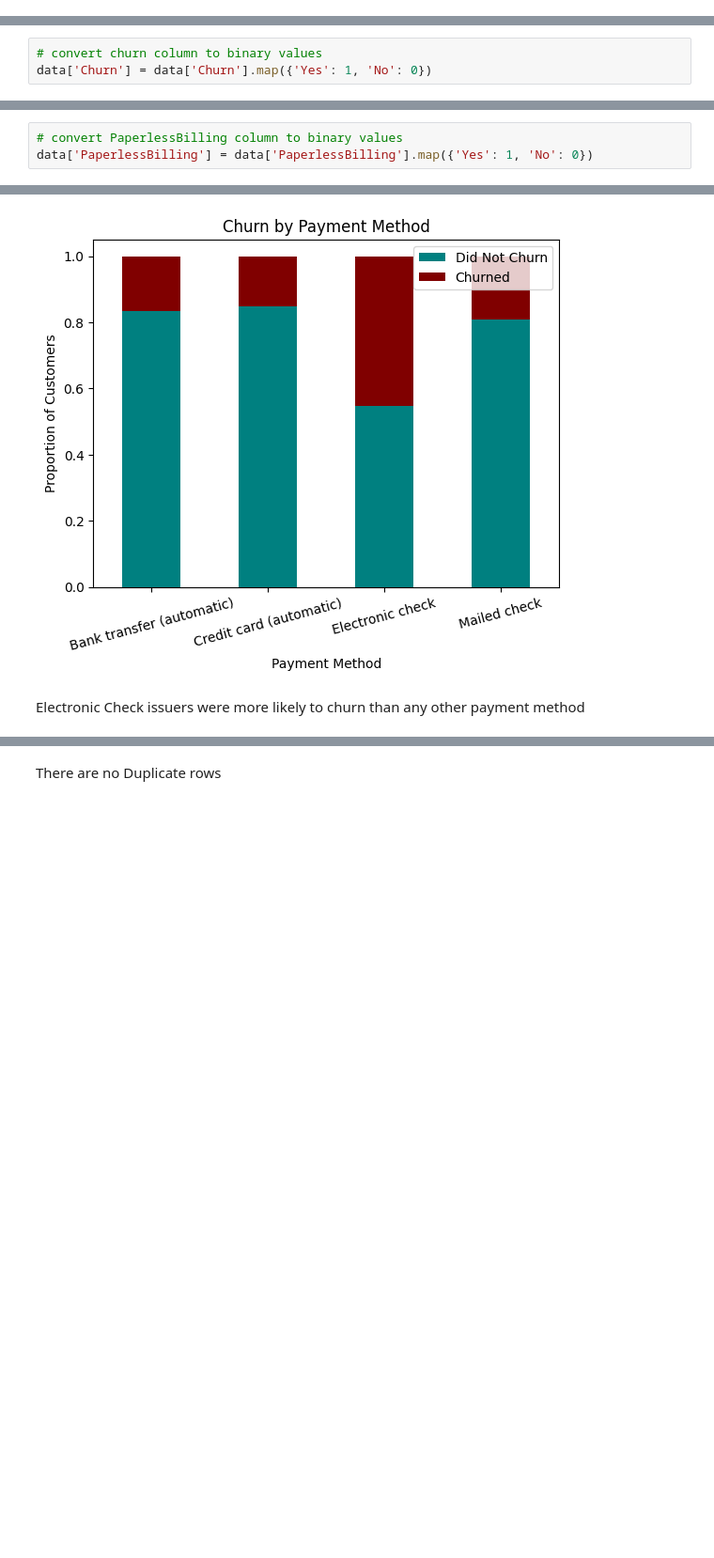
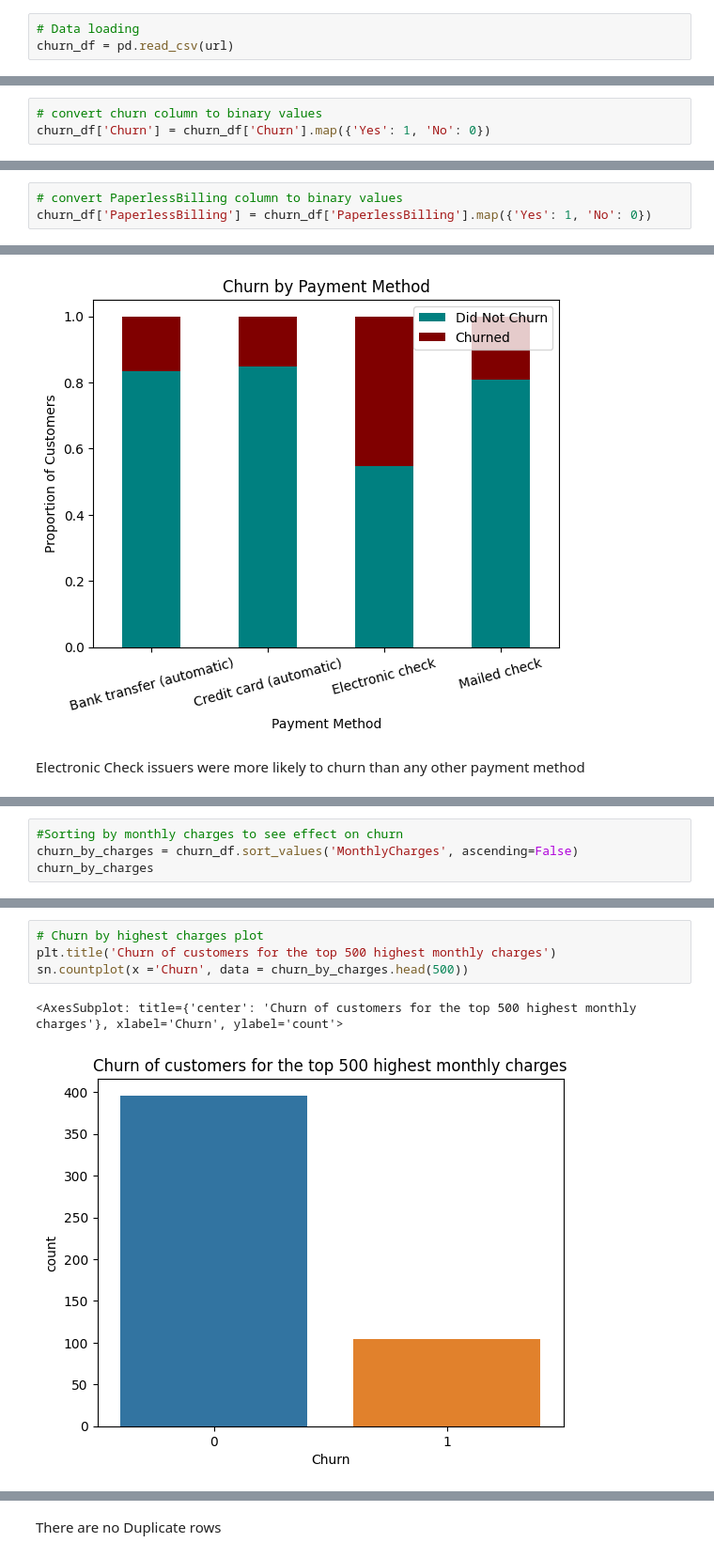
Before and after one commit to Gilbert-B/Predicting-Customer-Churn, a Jupyter notebook: Data/Predicting_Customer_Churn.ipynb, the cells around one changed output, grey strips where cells are left out. Shown at 94% size. Drawn from its saved outputs; the diff is of its cells as text; blank space fills up the shorter version.

```diff
--- a/Data/Predicting_Customer_Churn.ipynb
+++ b/Data/Predicting_Customer_Churn.ipynb
@@ -205,0 +78,3 @@ plt.show()
+# %%
+# Data loading
+churn_df = pd.read_csv(url)
@@ -401,5 +478,5 @@ From the diagram we see that 41% of senior citizen churned and 23 % of non senio
 # %%
 # convert churn column to binary values
-data['Churn'] = data['Churn'].map({'Yes': 1, 'No': 0})
+churn_df['Churn'] = churn_df['Churn'].map({'Yes': 1, 'No': 0})
 # %%
 # create a scatter plot
@@ -422,5 +500,5 @@ Correlation coefficient: -0.3522286701130779
 # %%
 # convert PaperlessBilling column to binary values
-data['PaperlessBilling'] = data['PaperlessBilling'].map({'Yes': 1, 'No': 0})
+churn_df['PaperlessBilling'] = churn_df['PaperlessBilling'].map({'Yes': 1, 'No': 0})
 # %%
 # create a scatter plot
@@ -477,0 +560,4 @@ Electronic Check issuers were more likely to churn than any other payment method
+# %%
+#Sorting by monthly charges to see effect on churn
+churn_by_charges = churn_df.sort_values('MonthlyCharges', ascending=False)
+churn_by_charges
@@ -477,0 +578,7 @@ Electronic Check issuers were more likely to churn than any other payment method
+# %%
+# Churn by highest charges plot
+plt.title('Churn of customers for the top 500 highest monthly charges')
+sn.countplot(x ='Churn', data = churn_by_charges.head(500))
+# %% [output]
+<AxesSubplot: title={'center': 'Churn of customers for the top 500 highest monthly charges'}, xlabel='Churn', ylabel='count'>
+[figure, added]
```
Also changed, not shown: parts of 300 cells of this notebook.
